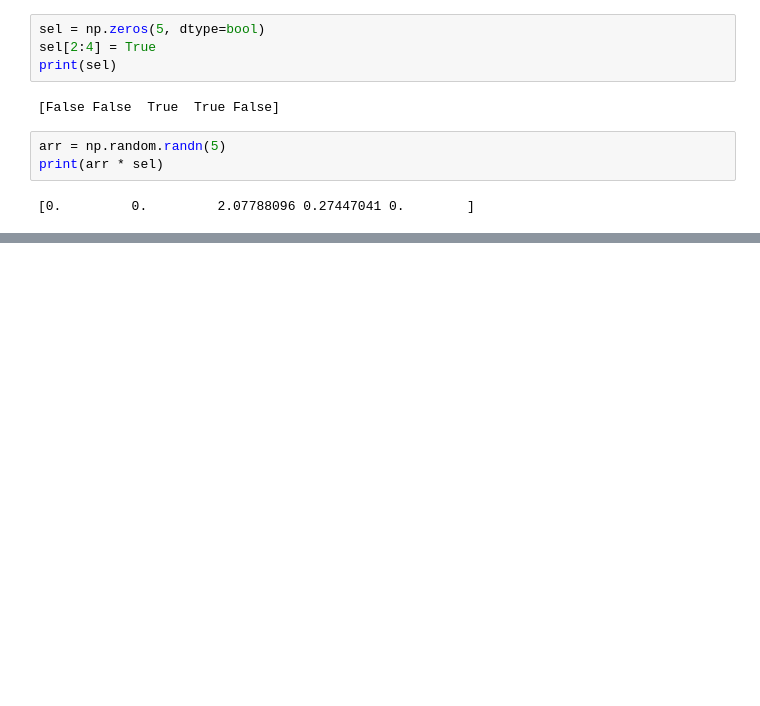
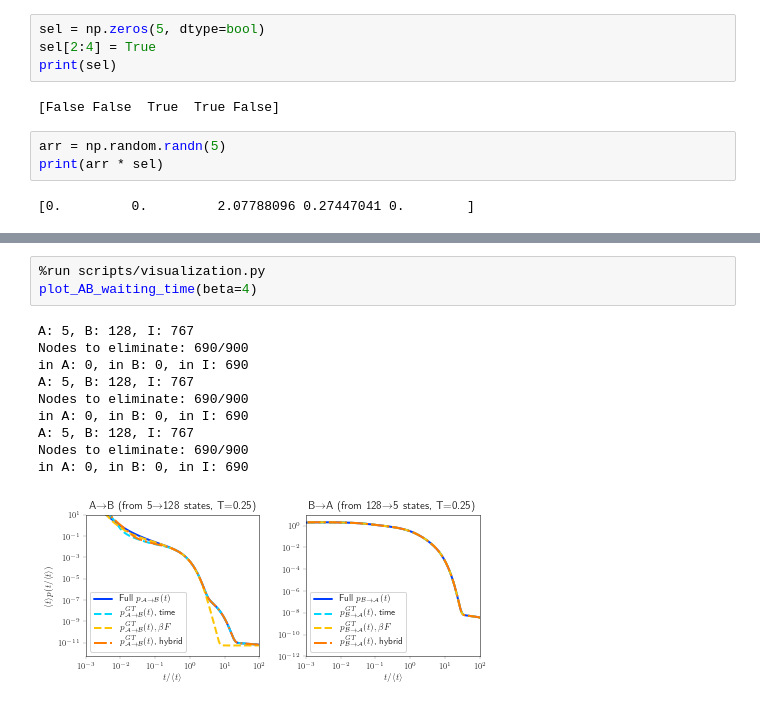
Before and after one commit to tomswinburne/PyGT, a Jupyter notebook: partial_gt_notebook.ipynb, the cells around one changed output, grey strips where cells are left out. Drawn from its saved outputs; the diff is of its cells as text; blank space fills up the shorter version.

```diff
--- a/partial_gt_notebook.ipynb
+++ b/partial_gt_notebook.ipynb
@@ -1015,0 +1061,14 @@ print(arr * sel)
+# %%
+%run scripts/visualization.py
+plot_AB_waiting_time(beta=4)
+# %% [output]
+A: 5, B: 128, I: 767
+Nodes to eliminate: 690/900
+in A: 0, in B: 0, in I: 690
+A: 5, B: 128, I: 767
+Nodes to eliminate: 690/900
+in A: 0, in B: 0, in I: 690
+A: 5, B: 128, I: 767
+Nodes to eliminate: 690/900
+in A: 0, in B: 0, in I: 690
+[figure, added]
```
Also changed, not shown: parts of 6 cells of this notebook, 4 other files.
